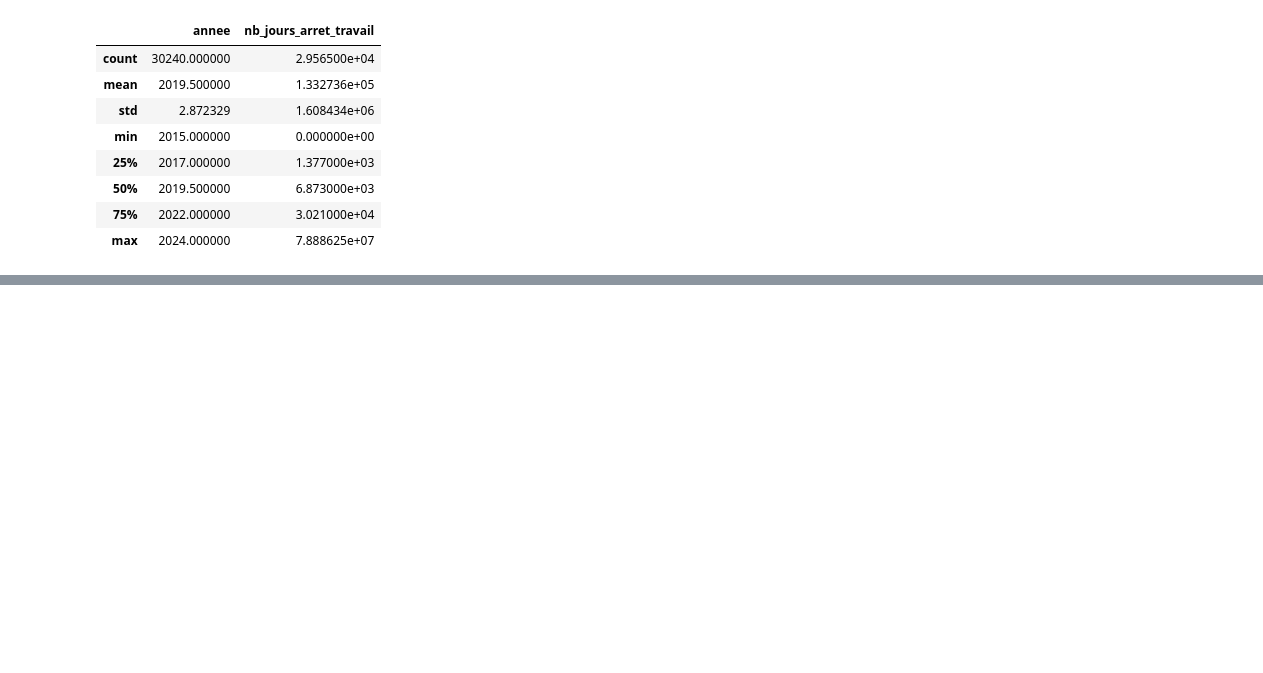
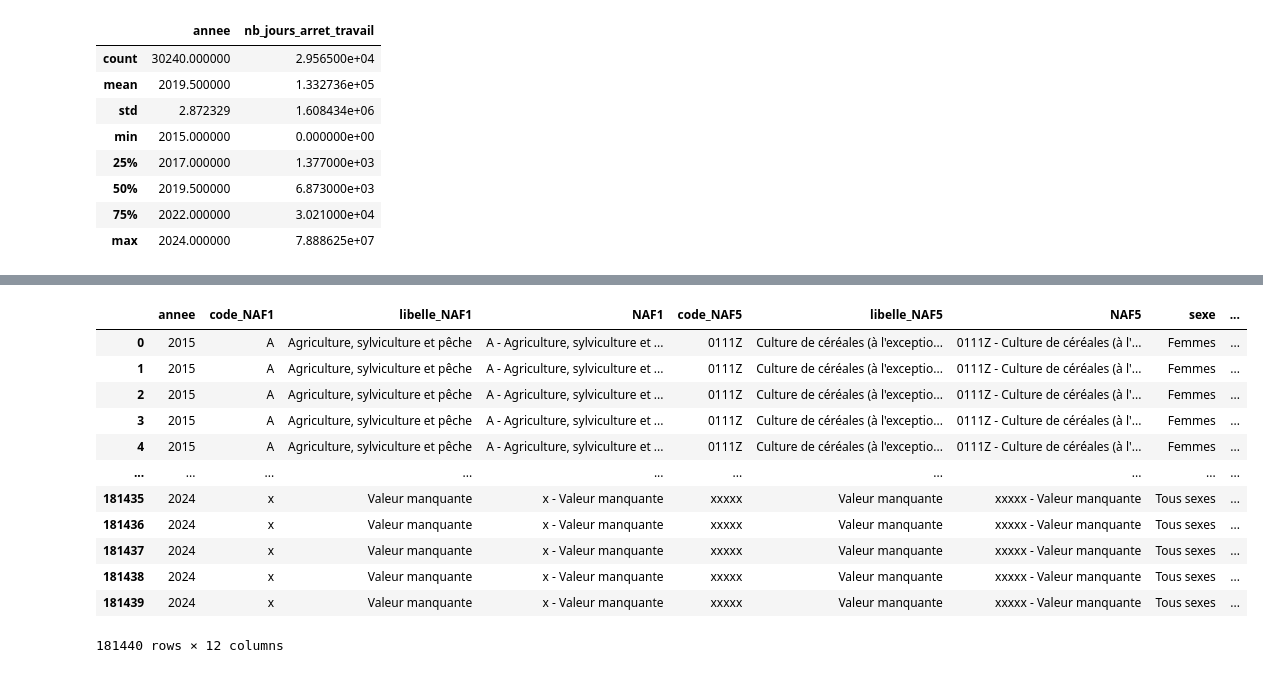
Before and after one commit to hannaabboudjr-alt/Hanna_brief_13, a Jupyter notebook: Desktop/13/exploration.ipynb, the cells around one changed output, grey strips where cells are left out. Cells and saved outputs as stored; diff of their text form; code cells hidden in the pictures; blank space fills up the shorter version.

```diff
--- a/Desktop/13/exploration.ipynb
+++ b/Desktop/13/exploration.ipynb
@@ -36,0 +304,17 @@ df_ar_sa.describe()
+# %%
+df_hf=pd.read_csv("troubles-musculosquelettiques-par-partie-du-corps-sexe-et-secteur-d-activite-naf-1-et-naf-5.csv", sep=";")
+df_hf
+# %% [output]
+|  | annee | code_NAF1 | libelle_NAF1 | NAF1 | code_NAF5 | libelle_NAF5 | NAF5 | sexe | ... |
+| 0 | 2015 | A | Agriculture, sylviculture et pêche | A - Agriculture, sylviculture et ... | 0111Z | Culture de céréales (à l'exceptio... | 0111Z - Culture de céréales (à l'... | Femmes | ... |
+| 1 | 2015 | A | Agriculture, sylviculture et pêche | A - Agriculture, sylviculture et ... | 0111Z | Culture de céréales (à l'exceptio... | 0111Z - Culture de céréales (à l'... | Femmes | ... |
+| 2 | 2015 | A | Agriculture, sylviculture et pêche | A - Agriculture, sylviculture et ... | 0111Z | Culture de céréales (à l'exceptio... | 0111Z - Culture de céréales (à l'... | Femmes | ... |
+| 3 | 2015 | A | Agriculture, sylviculture et pêche | A - Agriculture, sylviculture et ... | 0111Z | Culture de céréales (à l'exceptio... | 0111Z - Culture de céréales (à l'... | Femmes | ... |
+| 4 | 2015 | A | Agriculture, sylviculture et pêche | A - Agriculture, sylviculture et ... | 0111Z | Culture de céréales (à l'exceptio... | 0111Z - Culture de céréales (à l'... | Femmes | ... |
+| ... | ... | ... | ... | ... | ... | ... | ... | ... | ... |
+| 181435 | 2024 | x | Valeur manquante | x - Valeur manquante | xxxxx | Valeur manquante | xxxxx - Valeur manquante | Tous sexes | ... |
+| 181436 | 2024 | x | Valeur manquante | x - Valeur manquante | xxxxx | Valeur manquante | xxxxx - Valeur manquante | Tous sexes | ... |
+| 181437 | 2024 | x | Valeur manquante | x - Valeur manquante | xxxxx | Valeur manquante | xxxxx - Valeur manquante | Tous sexes | ... |
+| 181438 | 2024 | x | Valeur manquante | x - Valeur manquante | xxxxx | Valeur manquante | xxxxx - Valeur manquante | Tous sexes | ... |
+| 181439 | 2024 | x | Valeur manquante | x - Valeur manquante | xxxxx | Valeur manquante | xxxxx - Valeur manquante | Tous sexes | ... |
+181440 rows × 12 columns
```
Also changed, not shown: parts of 29 cells of this notebook, 3 other files.
